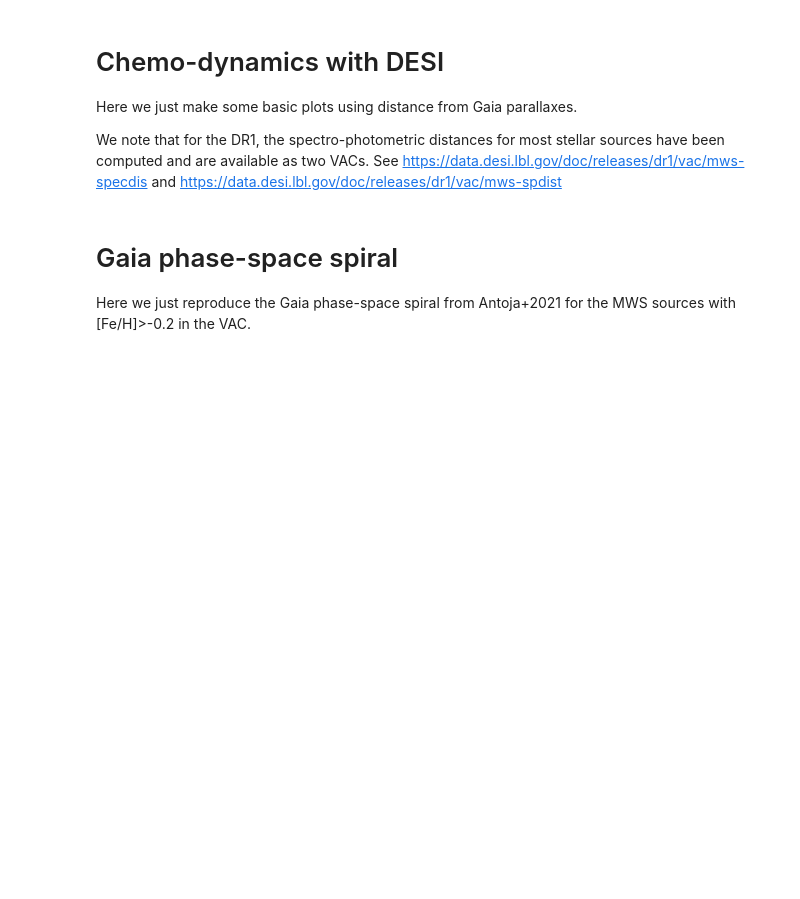
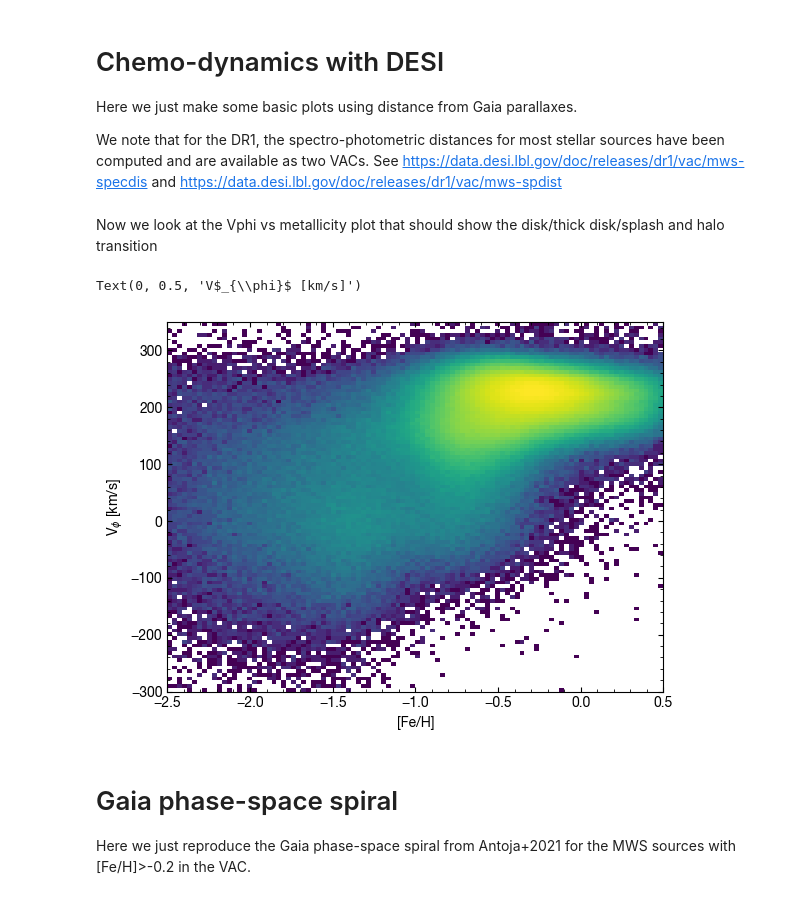
Before and after one commit to desimilkyway/dr1_tutorials, a Jupyter notebook: DR1_tutorial.ipynb, the cells around one changed output. Drawn from its saved outputs; the diff is of its cells as text; code cells hidden in the pictures; blank space fills up the shorter version.

```diff
--- a/DR1_tutorial.ipynb
+++ b/DR1_tutorial.ipynb
@@ -431,6 +477,20 @@ Vpsi = (Cs.differentials['s'].d_lat * Cc.rho / auni.rad).to_value(auni.km /
 VR = Cs.differentials['s'].d_distance.to_value(auni.km / auni.s)
 R = Cs.distance.to_value(auni.kpc)
 LZ = (Vphi * Cc.rho).to_value(auni.kpc)
+# %% [markdown]
+Now we look at the Vphi vs metallicity plot that should show the disk/thick disk/splash and halo transition
+# %%
+xind = (G_T['PARALLAX'] / G_T['PARALLAX_ERROR'] > 5) & main_sel
+plt.hist2d(RV_T['FEH'][xind],
+           -Vphi[xind],
+           range=[[-2.5, .5], [-300, 350]],
+           bins=[100, 100],
+           norm=maco.LogNorm())
+plt.xlabel('[Fe/H]')
+plt.ylabel(r'V$_{\phi}$ [km/s]')
+# %% [output]
+Text(0, 0.5, 'V$_{\\phi}$ [km/s]')
+[figure, added]
 # %% [markdown]
 # Gaia phase-space spiral
 
```
Also changed, not shown: parts of 10 cells of this notebook.
